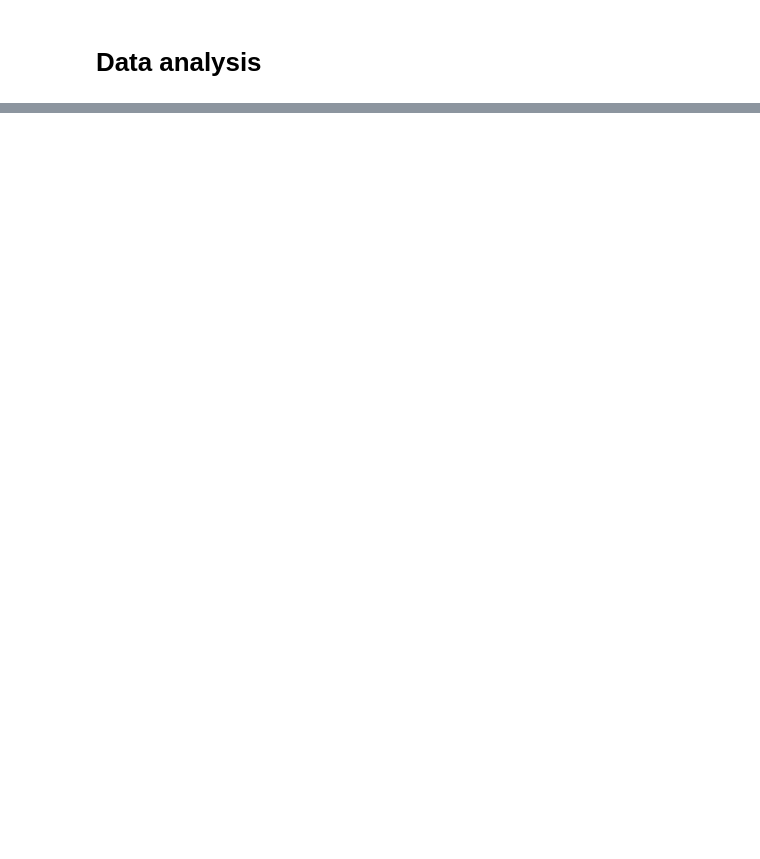
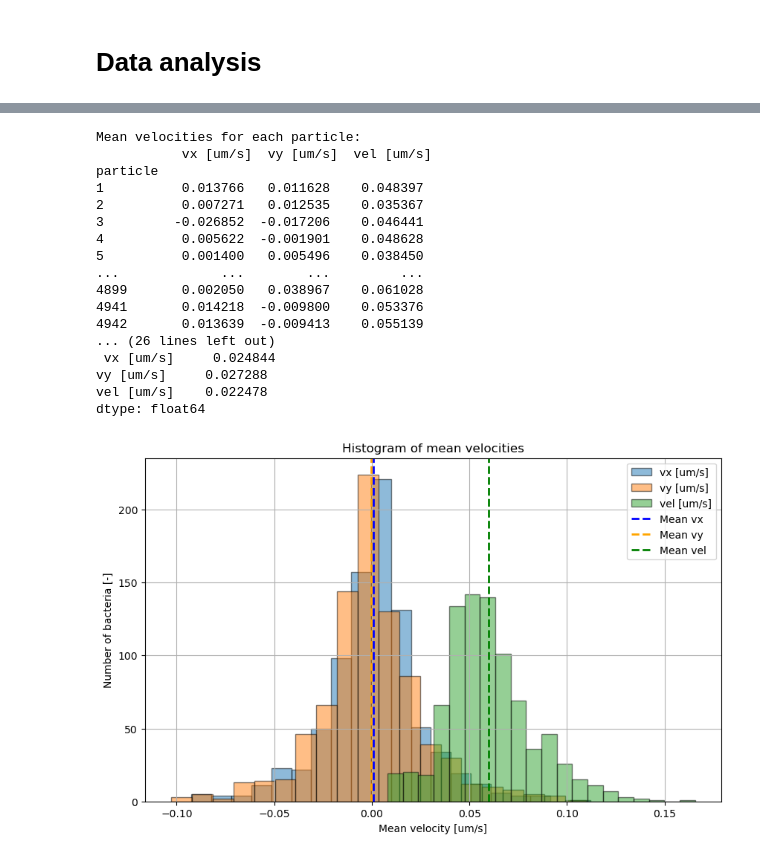
Before and after one commit to mrizaarseven98/bacteria_tracker, a Jupyter notebook: main.ipynb, the cells around one changed output, grey strips where cells are left out. Cells and saved outputs as stored; diff of their text form; code cells hidden in the pictures; blank space fills up the shorter version.

```diff
--- a/main.ipynb
+++ b/main.ipynb
@@ -322,0 +205,21 @@ Standard deviation of reversals: 26.49461324156023
+# %%
+pb.plot_mean_velocities(loaded_params)
+# %% [output]
+Mean velocities for each particle:
+           vx [um/s]  vy [um/s]  vel [um/s]
+particle
+1          0.013766   0.011628    0.048397
+2          0.007271   0.012535    0.035367
+3         -0.026852  -0.017206    0.046441
+4          0.005622  -0.001901    0.048628
+5          0.001400   0.005496    0.038450
+...             ...        ...         ...
+4899       0.002050   0.038967    0.061028
+4941       0.014218  -0.009800    0.053376
+4942       0.013639  -0.009413    0.055139
+... (26 lines left out)
+ vx [um/s]     0.024844
+vy [um/s]     0.027288
+vel [um/s]    0.022478
+dtype: float64
+[figure, added]
```
Also changed, not shown: parts of 13 cells of this notebook.
